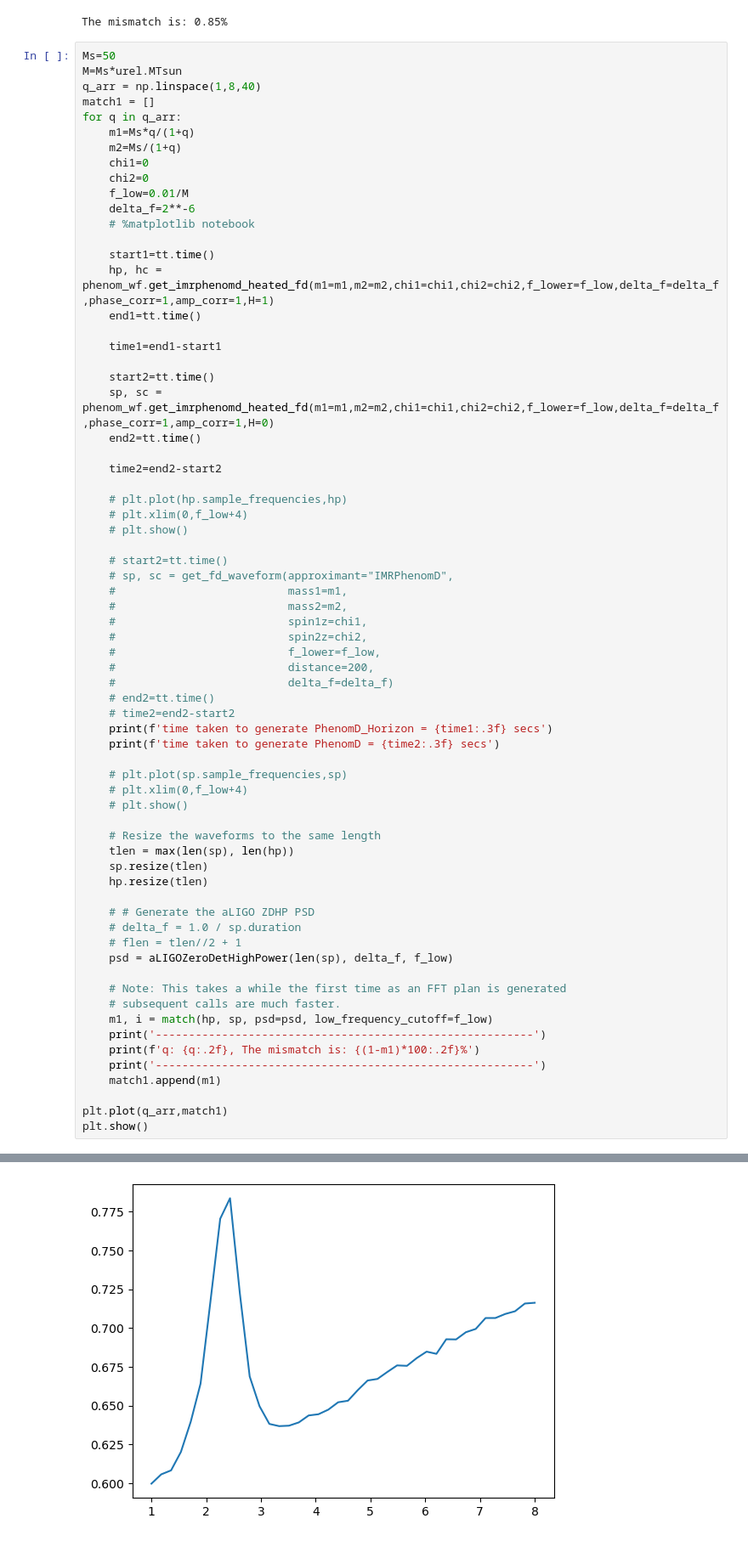
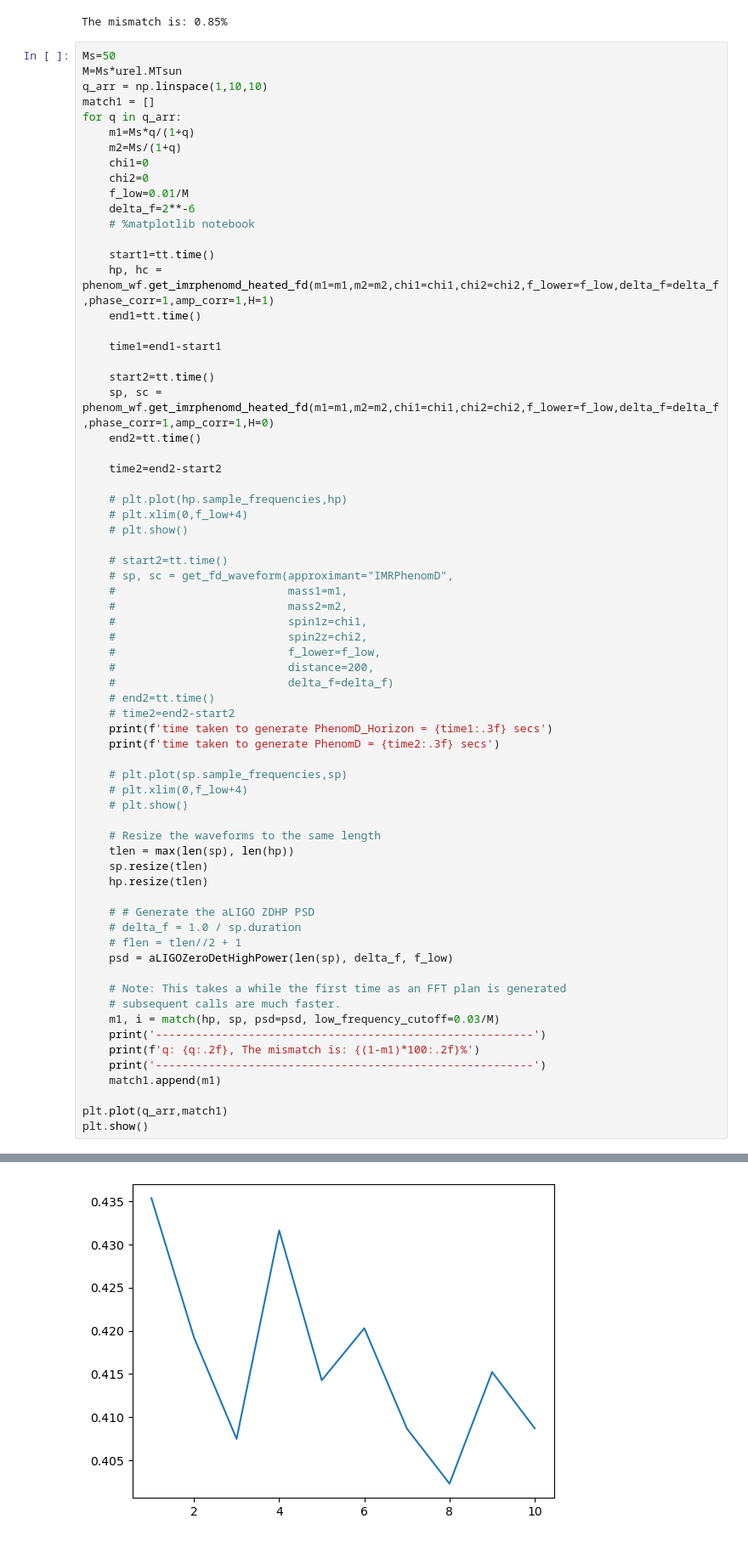
Before and after one commit to samanwaya-mukherjee/gwfit, a Jupyter notebook: notebooks/waveform_test.ipynb, the cells around one changed output, grey strips where cells are left out. Shown at 85% size. Cells and saved outputs as stored; diff of their text form.

```diff
--- a/notebooks/waveform_test.ipynb
+++ b/notebooks/waveform_test.ipynb
@@ -74,7 +75,7 @@ The mismatch is: 0.85%
 # %%
 Ms=50
 M=Ms*urel.MTsun
-q_arr = np.linspace(1,8,40)
+q_arr = np.linspace(1,10,10)
 match1 = []
 for q in q_arr:
     m1=Ms*q/(1+q)
@@ -131,7 +132,7 @@ for q in q_arr:
 
     # Note: This takes a while the first time as an FFT plan is generated
     # subsequent calls are much faster.
-    m1, i = match(hp, sp, psd=psd, low_frequency_cutoff=f_low)
+    m1, i = match(hp, sp, psd=psd, low_frequency_cutoff=0.03/M)
     print('---------------------------------------------------------')
     print(f'q: {q:.2f}, The mismatch is: {(1-m1)*100:.2f}%')
     print('---------------------------------------------------------')
@@ -159,5 +160,5 @@ q: 8.00, The mismatch is: 28.37%
 ---------------------------------------------------------
-[figure, old version]
+[figure, new version]
 # %%
 plt.plot(q_arr,match1)
 plt.xlabel('$q$',fontsize=15)
```
Also changed, not shown: parts of 6 cells of this notebook, 2 other files.
